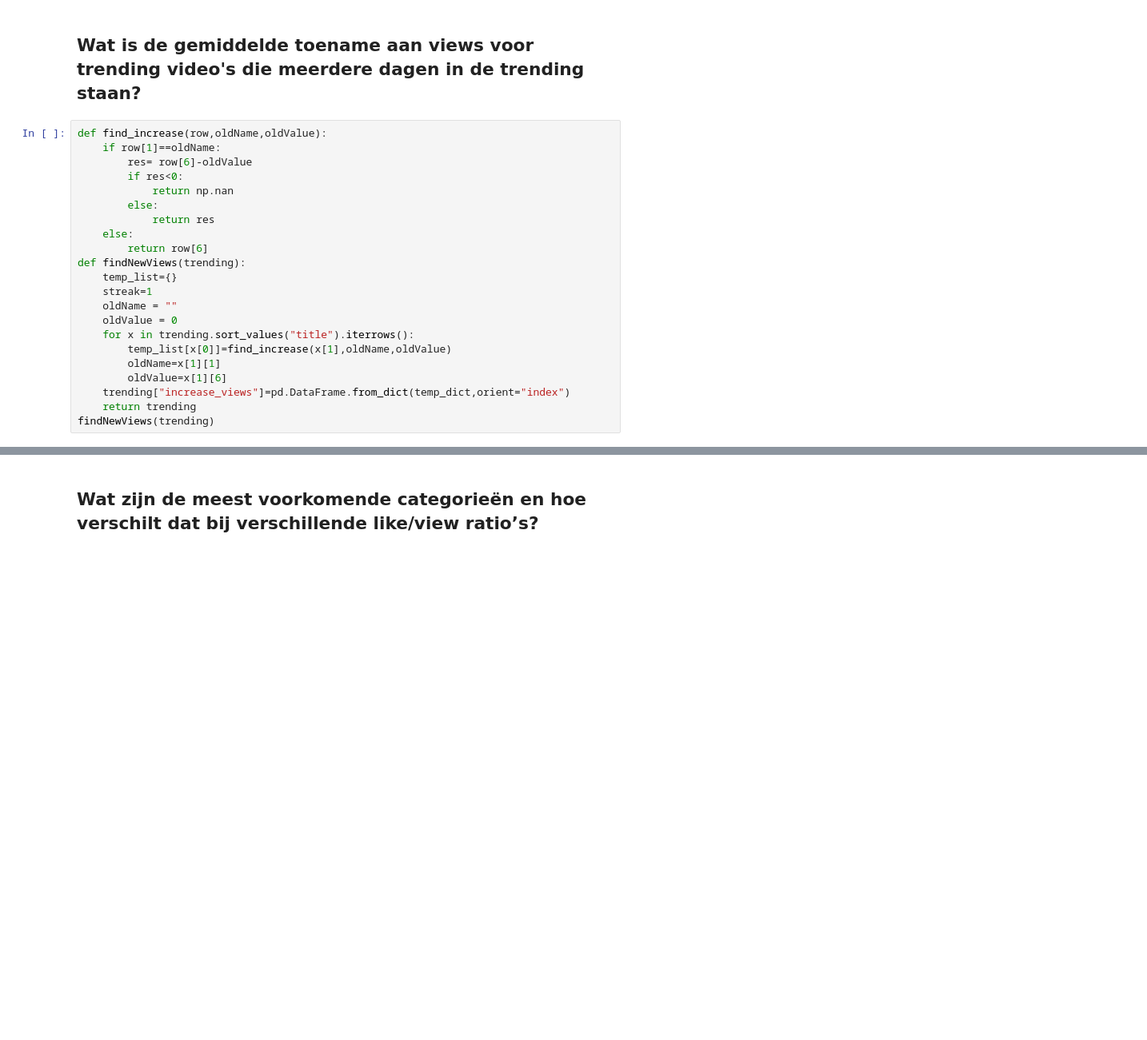
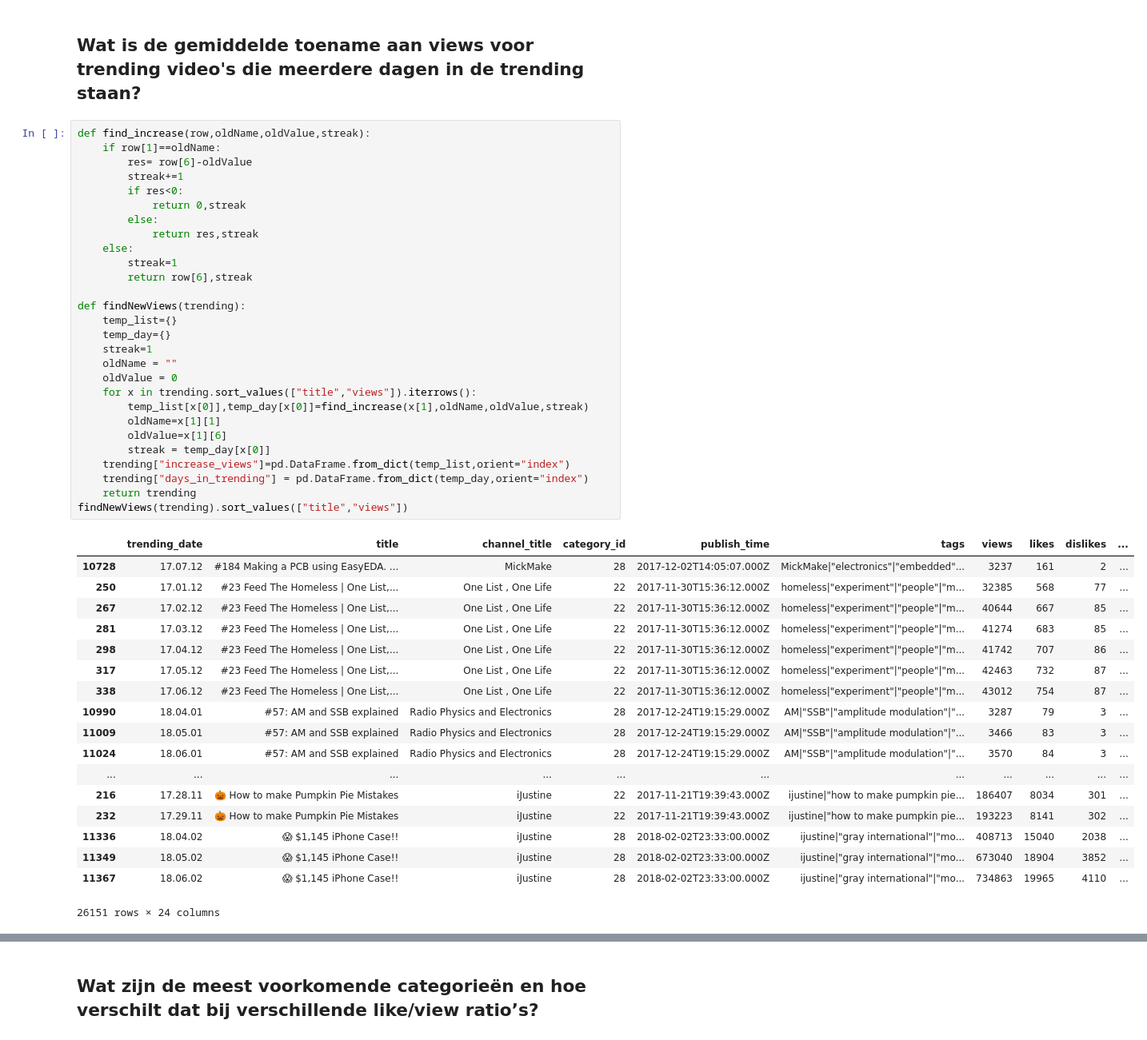
Before and after one commit to SandervWickeren/DataScience_YouTube, a Jupyter notebook: ResultsFile.ipynb, the cells around one changed output, grey strips where cells are left out. Shown at 80% size. Saved outputs shown, nothing was run; the diff lists cells and outputs as text; blank space fills up the shorter version.

```diff
--- a/ResultsFile.ipynb
+++ b/ResultsFile.ipynb
@@ -217,24 +217,49 @@ US.sort_values("total",ascending=False)[["US","UK","CA"]][:30].plot(kind="bar",f
 # %% [markdown]
 ##  Wat is de gemiddelde toename aan views voor trending video's die meerdere dagen in de trending staan?
 # %%
-def find_increase(row,oldName,oldValue):
+def find_increase(row,oldName,oldValue,streak):
     if row[1]==oldName:
         res= row[6]-oldValue
+        streak+=1
         if res<0:
-            return np.nan
+            return 0,streak
         else:
-            return res
+            return res,streak
     else:
-        return row[6]
+        streak=1
+        return row[6],streak
+
 def findNewViews(trending):
     temp_list={}
+    temp_day={}
     streak=1
     oldName = ""
     oldValue = 0
-    for x in trending.sort_values("title").iterrows():
-        temp_list[x[0]]=find_increase(x[1],oldName,oldValue)
+    for x in trending.sort_values(["title","views"]).iterrows():
+        temp_list[x[0]],temp_day[x[0]]=find_increase(x[1],oldName,oldValue,streak)
         oldName=x[1][1]
         oldValue=x[1][6]
-    trending["increase_views"]=pd.DataFrame.from_dict(temp_dict,orient="index")
+        streak = temp_day[x[0]]
+    trending["increase_views"]=pd.DataFrame.from_dict(temp_list,orient="index")
+    trending["days_in_trending"] = pd.DataFrame.from_dict(temp_day,orient="index")
     return trending
-findNewViews(trending)
+findNewViews(trending).sort_values(["title","views"])
+# %% [output]
+|  | trending_date | title | channel_title | category_id | publish_time | tags | views | likes | dislikes | ... |
+| 10728 | 17.07.12 | #184 Making a PCB using EasyEDA. ... | MickMake | 28 | 2017-12-02T14:05:07.000Z | MickMake|"electronics"|"embedded"... | 3237 | 161 | 2 | ... |
+| 250 | 17.01.12 | #23 Feed The Homeless | One List,... | One List , One Life | 22 | 2017-11-30T15:36:12.000Z | homeless|"experiment"|"people"|"m... | 32385 | 568 | 77 | ... |
+| 267 | 17.02.12 | #23 Feed The Homeless | One List,... | One List , One Life | 22 | 2017-11-30T15:36:12.000Z | homeless|"experiment"|"people"|"m... | 40644 | 667 | 85 | ... |
+| 281 | 17.03.12 | #23 Feed The Homeless | One List,... | One List , One Life | 22 | 2017-11-30T15:36:12.000Z | homeless|"experiment"|"people"|"m... | 41274 | 683 | 85 | ... |
+| 298 | 17.04.12 | #23 Feed The Homeless | One List,... | One List , One Life | 22 | 2017-11-30T15:36:12.000Z | homeless|"experiment"|"people"|"m... | 41742 | 707 | 86 | ... |
+| 317 | 17.05.12 | #23 Feed The Homeless | One List,... | One List , One Life | 22 | 2017-11-30T15:36:12.000Z | homeless|"experiment"|"people"|"m... | 42463 | 732 | 87 | ... |
+| 338 | 17.06.12 | #23 Feed The Homeless | One List,... | One List , One Life | 22 | 2017-11-30T15:36:12.000Z | homeless|"experiment"|"people"|"m... | 43012 | 754 | 87 | ... |
+| 10990 | 18.04.01 | #57: AM and SSB explained | Radio Physics and Electronics | 28 | 2017-12-24T19:15:29.000Z | AM|"SSB"|"amplitude modulation"|"... | 3287 | 79 | 3 | ... |
+| 11009 | 18.05.01 | #57: AM and SSB explained | Radio Physics and Electronics | 28 | 2017-12-24T19:15:29.000Z | AM|"SSB"|"amplitude modulation"|"... | 3466 | 83 | 3 | ... |
+| 11024 | 18.06.01 | #57: AM and SSB explained | Radio Physics and Electronics | 28 | 2017-12-24T19:15:29.000Z | AM|"SSB"|"amplitude modulation"|"... | 3570 | 84 | 3 | ... |
+| ... | ... | ... | ... | ... | ... | ... | ... | ... | ... | ... |
+| 216 | 17.28.11 | 🎃 How to make Pumpkin Pie Mistakes | iJustine | 22 | 2017-11-21T19:39:43.000Z | ijustine|"how to make pumpkin pie... | 186407 | 8034 | 301 | ... |
+| 232 | 17.29.11 | 🎃 How to make Pumpkin Pie Mistakes | iJustine | 22 | 2017-11-21T19:39:43.000Z | ijustine|"how to make pumpkin pie... | 193223 | 8141 | 302 | ... |
+| 11336 | 18.04.02 | 😱 $1,145 iPhone Case!! | iJustine | 28 | 2018-02-02T23:33:00.000Z | ijustine|"gray international"|"mo... | 408713 | 15040 | 2038 | ... |
+| 11349 | 18.05.02 | 😱 $1,145 iPhone Case!! | iJustine | 28 | 2018-02-02T23:33:00.000Z | ijustine|"gray international"|"mo... | 673040 | 18904 | 3852 | ... |
+| 11367 | 18.06.02 | 😱 $1,145 iPhone Case!! | iJustine | 28 | 2018-02-02T23:33:00.000Z | ijustine|"gray international"|"mo... | 734863 | 19965 | 4110 | ... |
+26151 rows × 24 columns
```
Also changed, not shown: parts of 8 cells of this notebook.
